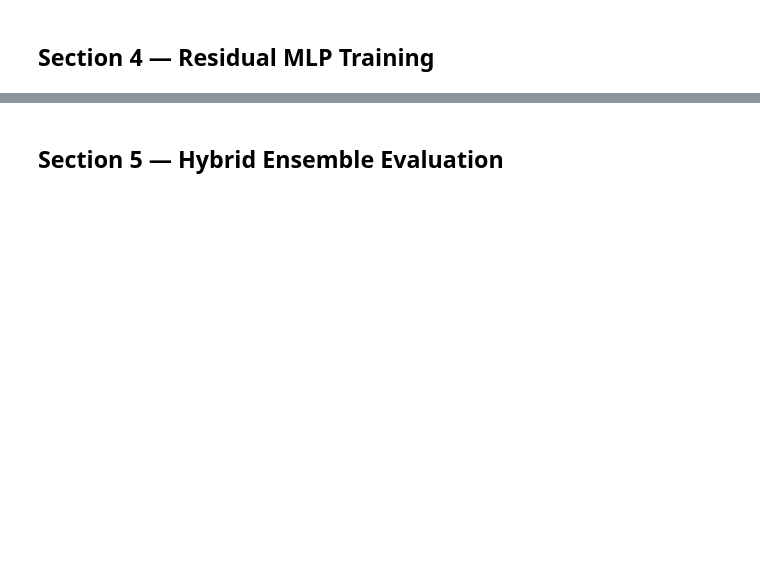
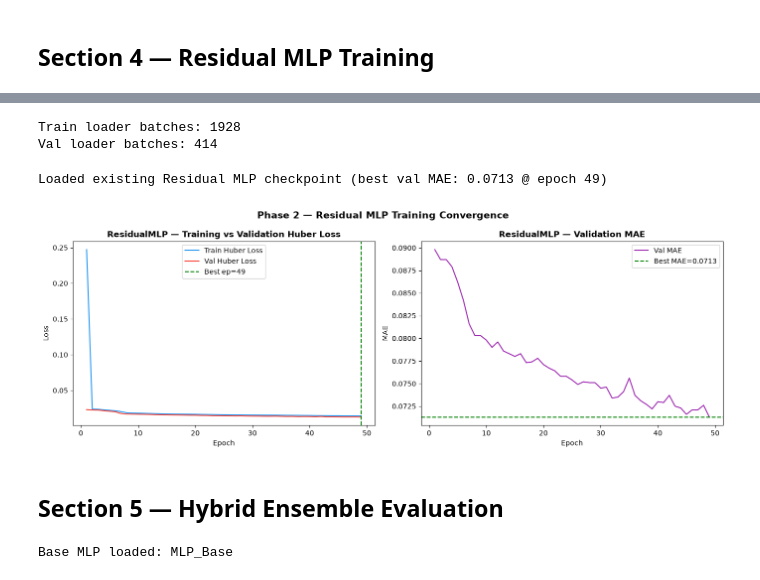
Before and after one commit to MAYANKSHARMA01010/Semester_5_AML_DL, a Jupyter notebook: Phase_2_Deep_Learning/notebooks/04_hybrid_model.ipynb, the cells around one changed output, grey strips where cells are left out. Saved outputs shown, nothing was run; the diff lists cells and outputs as text; code cells hidden in the pictures; blank space fills up the shorter version.

```diff
--- a/Phase_2_Deep_Learning/notebooks/04_hybrid_model.ipynb
+++ b/Phase_2_Deep_Learning/notebooks/04_hybrid_model.ipynb
@@ -236,14 +283,16 @@ print(f'Val   residuals  — mean: {residuals_val.mean():.4f}, std: {residuals_v
 # %%
-# ── Build ResidualDataset and DataLoaders ──────────────────────────────────
-base_train_t  = torch.from_numpy(base_train_pred.astype(np.float32))
-res_train_t   = torch.from_numpy(residuals_avg.astype(np.float32))
-base_val_t    = torch.from_numpy(base_val_pred.astype(np.float32))
-res_val_t     = torch.from_numpy(residuals_val.astype(np.float32))
+base_train_t = torch.from_numpy(base_train_pred.astype(np.float32))
+res_train_t = torch.from_numpy(residuals_avg.astype(np.float32))
+base_val_t = torch.from_numpy(base_val_pred.astype(np.float32))
+res_val_t = torch.from_numpy(residuals_val.astype(np.float32))
 
 train_res_loader, val_res_loader = build_residual_dataloaders(
     x_train_all, base_train_t, res_train_t,
-    x_val_all,   base_val_t,   res_val_t,
+    x_val_all, base_val_t, res_val_t,
     batch_size=1024,
 )
-print(f'Train loader: {len(train_res_loader)} batches')
-print(f'Val   loader: {len(val_res_loader)} batches')
+print(f"Train loader batches: {len(train_res_loader)}")
+print(f"Val loader batches: {len(val_res_loader)}")
+# %% [output]
+Train loader batches: 1928
+Val loader batches: 414
@@ -265,30 +299,62 @@ print(f"\nBest Val MAE: {res_history['best_val_mae']:.4f} @ epoch {res_history['
+# %%
+RESIDUAL_CKPT_PATH = paths['models_dir'] / 'residual_mlp_checkpoint.pt'
+
+if RESIDUAL_CKPT_PATH.exists() and (paths['artifacts_dir'] / 'residual_training_history.json').exists():
+    with open(paths['artifacts_dir'] / 'residual_training_history.json', 'r', encoding='utf-8') as f:
+        res_history = json.load(f)
+    ckpt = torch.load(RESIDUAL_CKPT_PATH, map_location=DEVICE, weights_only=False)
+    residual_net.load_state_dict(ckpt['model_state_dict'])
+    print(f"Loaded existing Residual MLP checkpoint (best val MAE: {res_history['best_val_mae']:.4f} @ epoch {res_history['best_epoch']})")
+else:
+    res_history = train_residual_mlp(
+        model=residual_net,
+        train_loader=train_res_loader,
+        val_loader=val_res_loader,
+        n_epochs=50,
+        lr=1e-3,
+        patience=10,
+        device=DEVICE,
+        save_path=RESIDUAL_CKPT_PATH,
+    )
+    with open(paths['artifacts_dir'] / 'residual_training_history.json', 'w', encoding='utf-8') as f:
+        json.dump(res_history, f, indent=2)
+    with open(paths['secondary_output_dir'] / 'residual_training_history.json', 'w', encoding='utf-8') as f:
+        json.dump(res_history, f, indent=2)
+    print(f"Trained Residual MLP: best val MAE {res_history['best_val_mae']:.4f} @ epoch {res_history['best_epoch']}")
+# %% [output]
+Loaded existing Residual MLP checkpoint (best val MAE: 0.0713 @ epoch 49)
 # %%
-# ── Training curves ────────────────────────────────────────────────────────
 fig, axes = plt.subplots(1, 2, figsize=(14, 5))
-
 epochs = range(1, len(res_history['train_loss']) + 1)
 
 axes[0].plot(epochs, res_history['train_loss'], label='Train Huber Loss', color='#2196F3')
-axes[0].plot(epochs, res_history['val_loss'],   label='Val Huber Loss',   color='#F44336')
+axes[0].plot(epochs, res_history['val_loss'], label='Val Huber Loss', color='#F44336')
 axes[0].axvline(res_history['best_epoch'], color='green', ls='--', lw=1.5, label=f"Best ep={res_history['best_epoch']}")
 axes[0].set_title('ResidualMLP — Training vs Validation Huber Loss', fontweight='bold')
-axes[0].set_xlabel('Epoch'); axes[0].set_ylabel('Loss'); axes[0].legend()
+axes[0].set_xlabel('Epoch')
+axes[0].set_ylabel('Loss')
+axes[0].legend()
 
 axes[1].plot(epochs, res_history['val_mae'], label='Val MAE', color='#9C27B0')
 axes[1].axhline(res_history['best_val_mae'], color='green', ls='--', lw=1.5, label=f"Best MAE={res_history['best_val_mae']:.4f}")
 axes[1].set_title('ResidualMLP — Validation MAE', fontweight='bold')
-axes[1].set_xlabel('Epoch'); axes[1].set_ylabel('MAE'); axes[1].legend()
+axes[1].set_xlabel('Epoch')
+axes[1].set_ylabel('MAE')
+axes[1].legend()
 
-plt.suptitle('Phase 4 — Residual MLP Training Convergence', fontsize=14, fontweight='bold')
+plt.suptitle('Phase 2 — Residual MLP Training Convergence', fontsize=14, fontweight='bold')
 plt.tight_layout()
-plt.savefig(OUTPUT_DIR / 'residual_mlp_training_curves.png', dpi=150, bbox_inches='tight')
+plt.savefig(paths['artifacts_dir'] / 'residual_mlp_training_curves.png', dpi=150, bbox_inches='tight')
+plt.savefig(paths['secondary_output_dir'] / 'residual_mlp_training_curves.png', dpi=150, bbox_inches='tight')
 plt.show()
-print('✓ Training curves saved')
+# %% [output]
+[figure, added]
 # %% [markdown]
 ## Section 5 — Hybrid Ensemble Evaluation
 # %%
-# ── Load base MLP ──────────────────────────────────────────────────────────
-base_mlp, mlp_ckpt = load_model_checkpoint(MLP_CKPT_PATH, device=DEVICE)
+base_mlp, mlp_ckpt = load_model_checkpoint(paths['mlp_ckpt_path'], device=DEVICE)
 base_mlp.eval()
-print(f'✓ Base MLP loaded (config: {mlp_ckpt.get("architecture_config", {}).get("name", "MLP")})')
+print(f"Base MLP loaded: {mlp_ckpt.get('architecture_config', {}).get('name', 'MLP')}")
+# %% [output]
+Base MLP loaded: MLP_Base
 # %%
```
Also changed, not shown: parts of 36 cells of this notebook, 40 other files.
